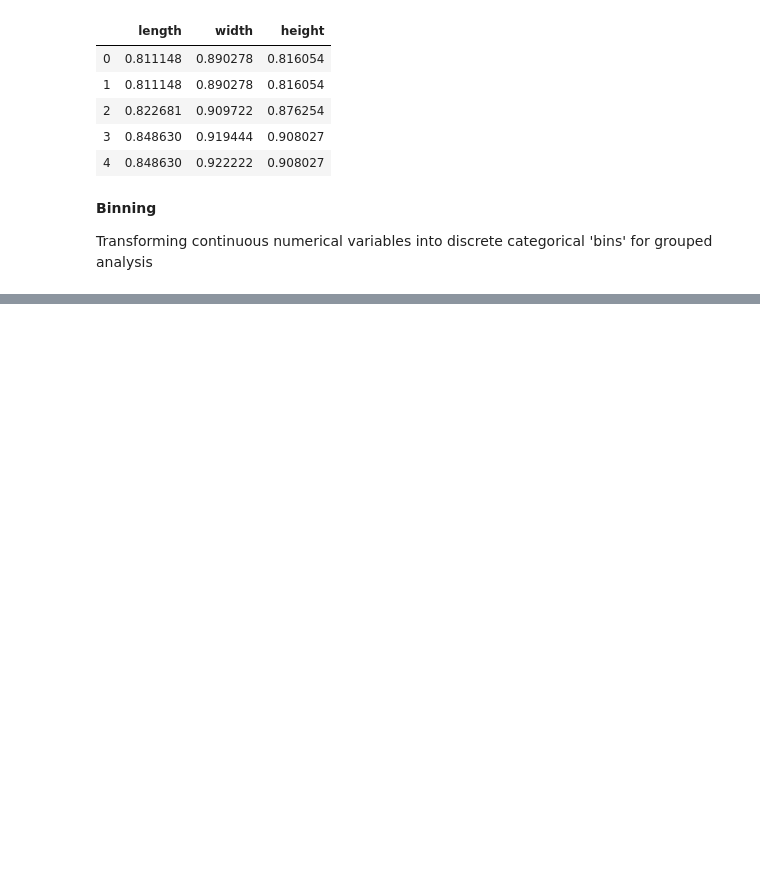
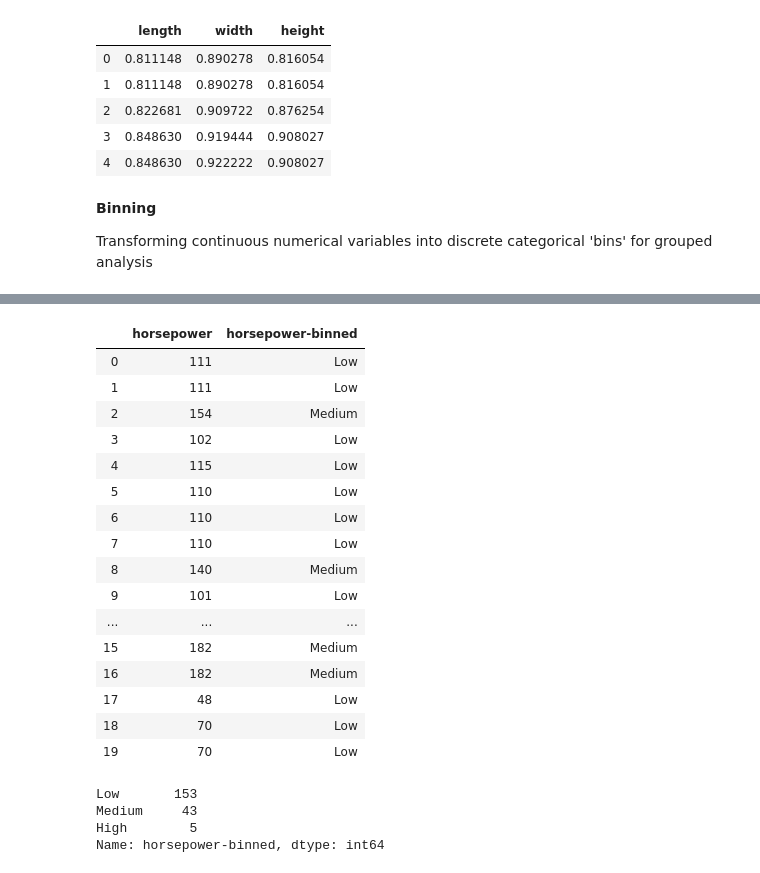
Before and after one commit to siddharthchd/Data-Wrangling, a Jupyter notebook: dataWrangling.ipynb, the cells around one changed output, grey strips where cells are left out. Drawn from its saved outputs; the diff is of its cells as text; code cells hidden in the pictures; blank space fills up the shorter version.

```diff
--- a/dataWrangling.ipynb
+++ b/dataWrangling.ipynb
@@ -298,0 +327,32 @@ Transforming continuous numerical variables into discrete categorical 'bins' for
+# %%
+groupNames = ['Low', 'Medium', 'High']
+
+# To determine what each value of 'horsepower' belongs to
+df['horsepower-binned'] = pd.cut(df['horsepower'], bins, labels = groupNames, include_lowest = True)
+df[['horsepower', 'horsepower-binned']].head(20)
+# %% [output]
+|  | horsepower | horsepower-binned |
+| 0 | 111 | Low |
+| 1 | 111 | Low |
+| 2 | 154 | Medium |
+| 3 | 102 | Low |
+| 4 | 115 | Low |
+| 5 | 110 | Low |
+| 6 | 110 | Low |
+| 7 | 110 | Low |
+| 8 | 140 | Medium |
+| 9 | 101 | Low |
+| ... | ... | ... |
+| 15 | 182 | Medium |
+| 16 | 182 | Medium |
+| 17 | 48 | Low |
+| 18 | 70 | Low |
+| 19 | 70 | Low |
+# %%
+# Number of vehicles in each bin
+df['horsepower-binned'].value_counts()
+# %% [output]
+Low       153
+Medium     43
+High        5
+Name: horsepower-binned, dtype: int64
```
Also changed, not shown: parts of 11 cells of this notebook, 1 other file.
